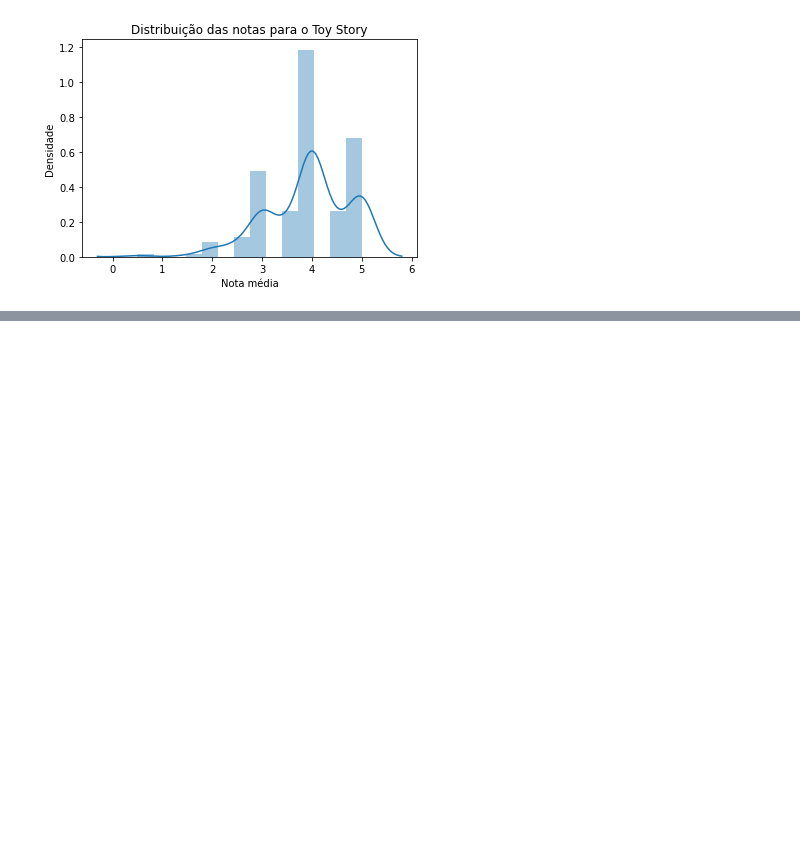
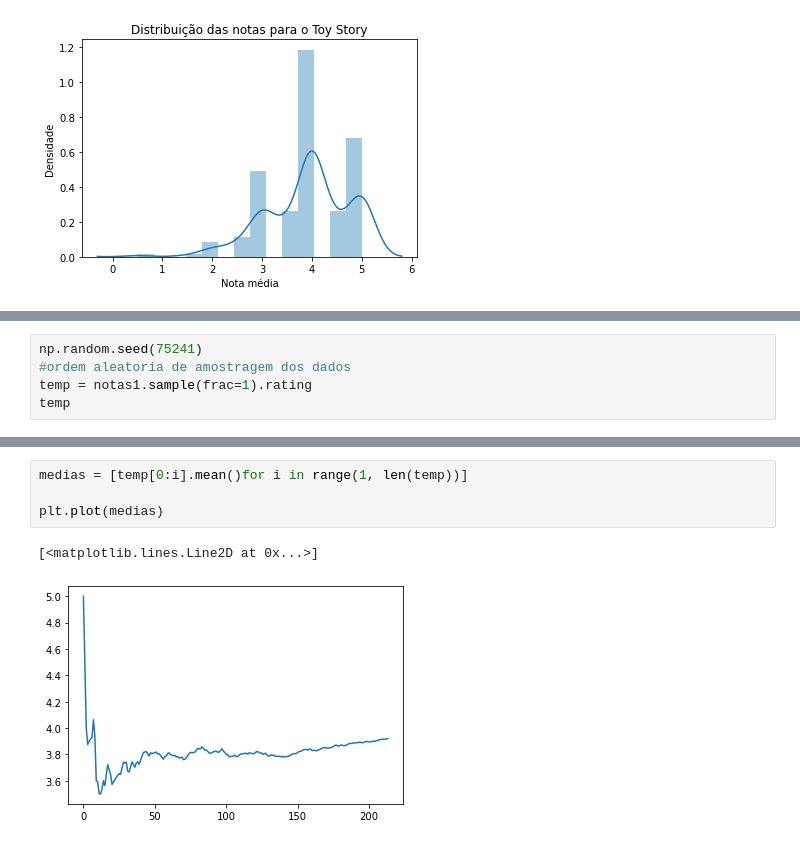
Before and after one commit to cglima/alura-data-science-testes-estat-sticos-com-python, a Jupyter notebook: notebook/data-science-introducao-a-tests.ipynb, the cells around one changed output, grey strips where cells are left out. Drawn from its saved outputs; the diff is of its cells as text; blank space fills up the shorter version.

Commit message:
aula 05 - testes para duas amostras

```diff
--- a/notebook/data-science-introducao-a-tests.ipynb
+++ b/notebook/data-science-introducao-a-tests.ipynb
@@ -515,0 +534,5 @@ Text(0.5, 1.0, 'Distribuição das notas para o Toy Story')
+# %%
+np.random.seed(75241)
+#ordem aleatoria de amostragem dos dados
+temp = notas1.sample(frac=1).rating
+temp
@@ -515,0 +552,7 @@ Text(0.5, 1.0, 'Distribuição das notas para o Toy Story')
+# %%
+medias = [temp[0:i].mean()for i in range(1, len(temp))]
+
+plt.plot(medias)
+# %% [output]
+[<matplotlib.lines.Line2D at 0x...>]
+[figure, added]
```
Also changed, not shown: parts of 19 cells of this notebook.
